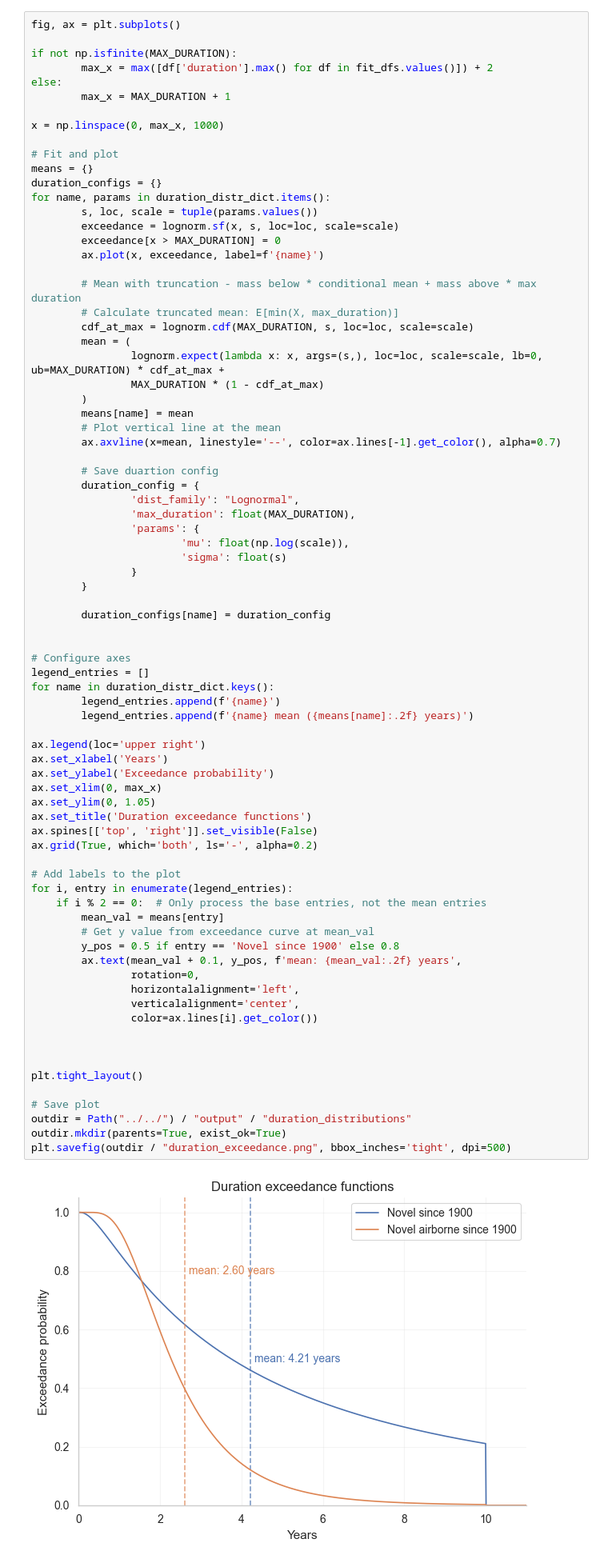
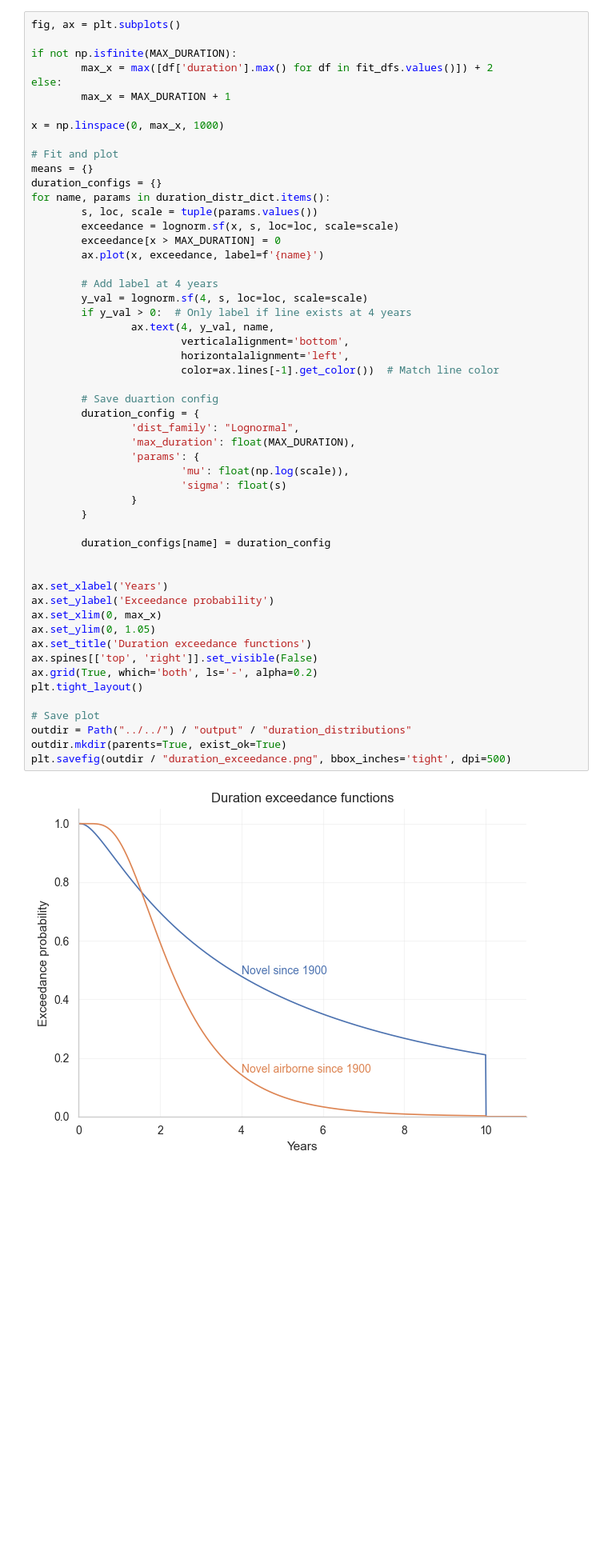
Before and after one commit to DevInnovationLab/pandemic_model_public, a Jupyter notebook: python/notebooks/24 paper_forecasting_plots.ipynb, the cells around one changed output. Shown at 80% size. Drawn from its saved outputs; the diff is of its cells as text; blank space fills up the shorter version.

```diff
--- a/python/notebooks/24 paper_forecasting_plots.ipynb
+++ b/python/notebooks/24 paper_forecasting_plots.ipynb
@@ -600,67 +600,42 @@ for name, params in duration_distr_dict.items():
 		exceedance[x > MAX_DURATION] = 0
 		ax.plot(x, exceedance, label=f'{name}')
 
-		# Mean with truncation - mass below * conditional mean + mass above * max duration
-		# Calculate truncated mean: E[min(X, max_duration)]
-		cdf_at_max = lognorm.cdf(MAX_DURATION, s, loc=loc, scale=scale)
-		mean = (
-				lognorm.expect(lambda x: x, args=(s,), loc=loc, scale=scale, lb=0, ub=MAX_DURATION) * cdf_at_max +
-				MAX_DURATION * (1 - cdf_at_max)
-		)
-		means[name] = mean
-		# Plot vertical line at the mean
-		ax.axvline(x=mean, linestyle='--', color=ax.lines[-1].get_color(), alpha=0.7)
+		# Add label at 4 years
+		y_val = lognorm.sf(4, s, loc=loc, scale=scale)
+		if y_val > 0:  # Only label if line exists at 4 years
+				ax.text(4, y_val, name,
+						verticalalignment='bottom',
+						horizontalalignment='left',
+						color=ax.lines[-1].get_color())  # Match line color
 
 		# Save duartion config
 		duration_config = {
 				'dist_family': "Lognormal",
 				'max_duration': float(MAX_DURATION),
 				'params': {
 						'mu': float(np.log(scale)),
 						'sigma': float(s)
 				}
 		}
 
 		duration_configs[name] = duration_config
 
 
-# Configure axes
-legend_entries = []
-for name in duration_distr_dict.keys():
-		legend_entries.append(f'{name}')
-		legend_entries.append(f'{name} mean ({means[name]:.2f} years)')
-
-ax.legend(loc='upper right')
 ax.set_xlabel('Years')
 ax.set_ylabel('Exceedance probability')
 ax.set_xlim(0, max_x)
 ax.set_ylim(0, 1.05)
 ax.set_title('Duration exceedance functions')
 ax.spines[['top', 'right']].set_visible(False)
 ax.grid(True, which='both', ls='-', alpha=0.2)
-
-# Add labels to the plot
-for i, entry in enumerate(legend_entries):
-    if i % 2 == 0:  # Only process the base entries, not the mean entries
-        mean_val = means[entry]
-        # Get y value from exceedance curve at mean_val
-        y_pos = 0.5 if entry == 'Novel since 1900' else 0.8
-        ax.text(mean_val + 0.1, y_pos, f'mean: {mean_val:.2f} years',
-                rotation=0,
-                horizontalalignment='left',
-                verticalalignment='center',
-                color=ax.lines[i].get_color())
-
-
-
 plt.tight_layout()
 
 # Save plot
 outdir = Path("../../") / "output" / "duration_distributions"
 outdir.mkdir(parents=True, exist_ok=True)
 plt.savefig(outdir / "duration_exceedance.png", bbox_inches='tight', dpi=500)
 # %% [output]
-[figure, old version]
+[figure, new version]
 # %%
 # Save config
 outdir = Path("../../") / "output" / "duration_distributions"
```
Also changed, not shown: parts of 1 cell of this notebook, 26 other files.
